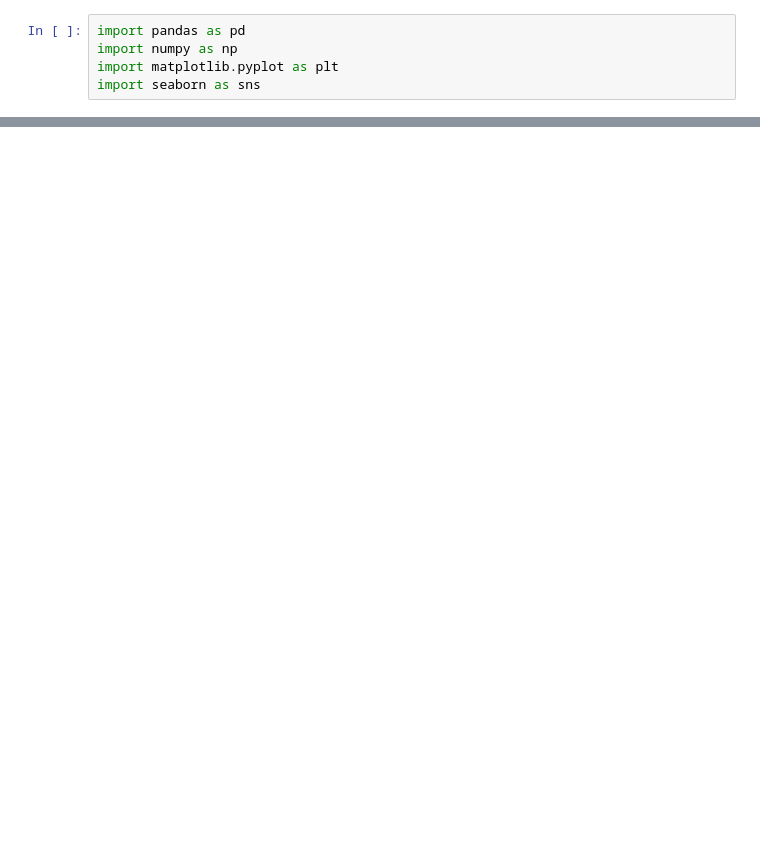
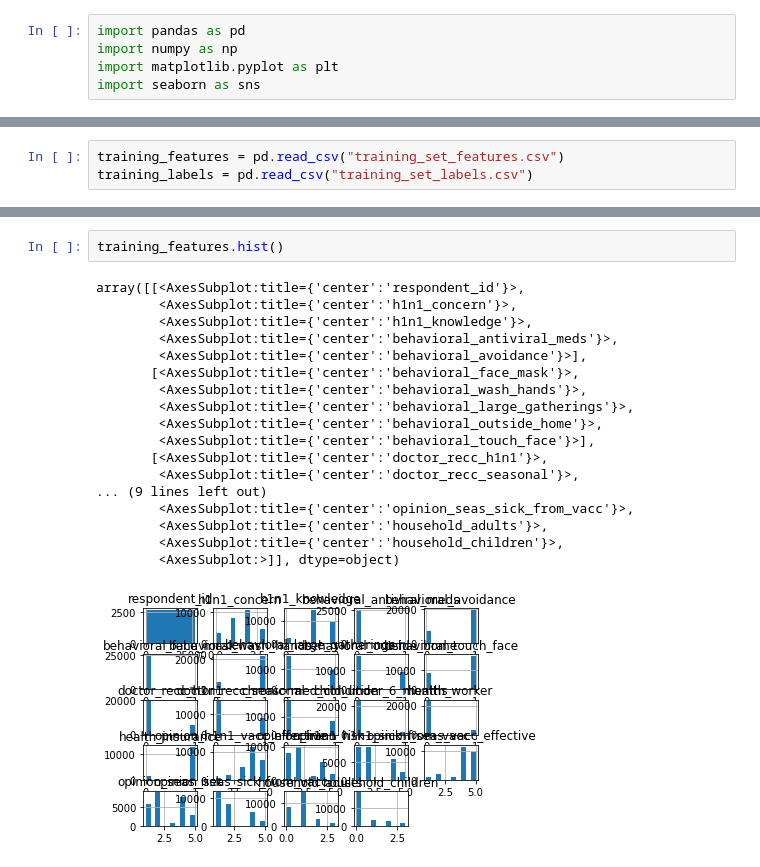
Before and after one commit to vivien-DSA/Flu-Shot-Learning-Predict-H1N1-and-Seasonal-Flu-Vaccines, a Jupyter notebook: Data Acquisition and Preparation.ipynb, the cells around one changed output, grey strips where cells are left out. Drawn from its saved outputs; the diff is of its cells as text; blank space fills up the shorter version.

```diff
--- a/Data Acquisition and Preparation.ipynb
+++ b/Data Acquisition and Preparation.ipynb
@@ -15,0 +6,3 @@ data = pd.read_csv
+# %%
+training_features = pd.read_csv("training_set_features.csv")
+training_labels = pd.read_csv("training_set_labels.csv")
@@ -15,0 +84,21 @@ data = pd.read_csv
+# %%
+training_features.hist()
+# %% [output]
+array([[<AxesSubplot:title={'center':'respondent_id'}>,
+        <AxesSubplot:title={'center':'h1n1_concern'}>,
+        <AxesSubplot:title={'center':'h1n1_knowledge'}>,
+        <AxesSubplot:title={'center':'behavioral_antiviral_meds'}>,
+        <AxesSubplot:title={'center':'behavioral_avoidance'}>],
+       [<AxesSubplot:title={'center':'behavioral_face_mask'}>,
+        <AxesSubplot:title={'center':'behavioral_wash_hands'}>,
+        <AxesSubplot:title={'center':'behavioral_large_gatherings'}>,
+        <AxesSubplot:title={'center':'behavioral_outside_home'}>,
+        <AxesSubplot:title={'center':'behavioral_touch_face'}>],
+       [<AxesSubplot:title={'center':'doctor_recc_h1n1'}>,
+        <AxesSubplot:title={'center':'doctor_recc_seasonal'}>,
+... (9 lines left out)
+        <AxesSubplot:title={'center':'opinion_seas_sick_from_vacc'}>,
+        <AxesSubplot:title={'center':'household_adults'}>,
+        <AxesSubplot:title={'center':'household_children'}>,
+        <AxesSubplot:>]], dtype=object)
+[figure, added]
```
Also changed, not shown: parts of 11 cells of this notebook.
